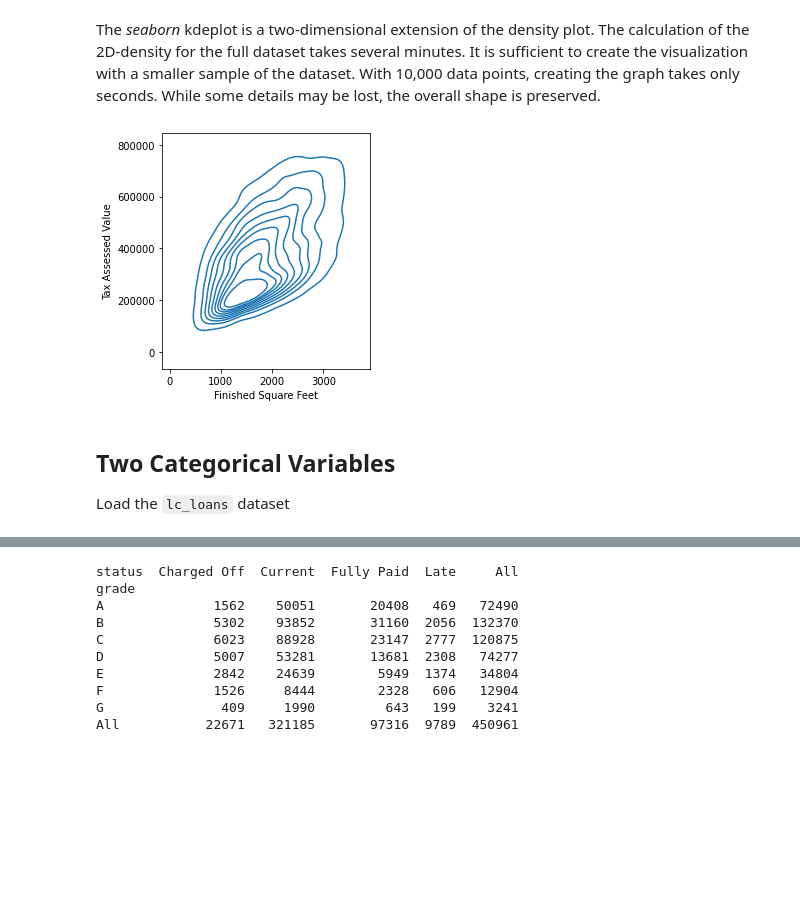
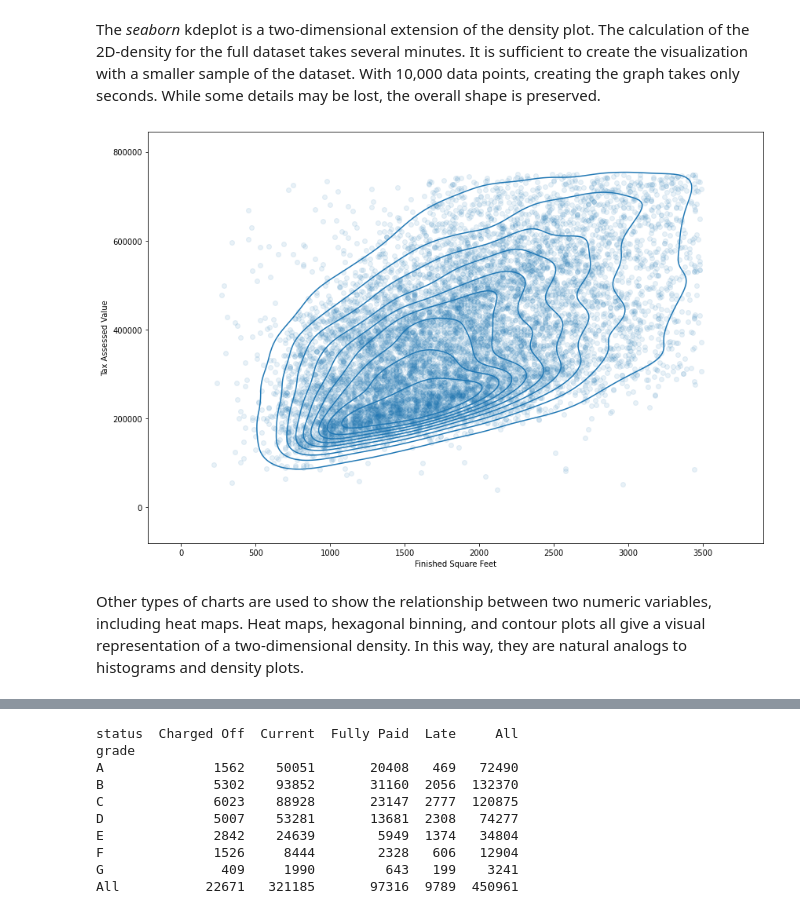
Before and after one commit to pmayd/practical-statistics-for-data-scientists, a Jupyter notebook: python/notebooks/Chapter 1 - Exploratory Data Analysis.ipynb, the cells around one changed output, grey strips where cells are left out. Drawn from its saved outputs; the diff is of its cells as text; code cells hidden in the pictures; blank space fills up the shorter version.

```diff
--- a/python/notebooks/Chapter 1 - Exploratory Data Analysis.ipynb
+++ b/python/notebooks/Chapter 1 - Exploratory Data Analysis.ipynb
@@ -609,15 +825,17 @@ plt.show()
 # %% [markdown]
 The _seaborn_ kdeplot is a two-dimensional extension of the density plot. The calculation of the 2D-density for the full dataset takes several minutes. It is sufficient to create the visualization with a smaller sample of the dataset. With 10,000 data points, creating the graph takes only seconds. While some details may be lost, the overall shape is preserved.
 # %%
-fig, ax = plt.subplots(figsize=(4, 4))
+fig, ax = plt.subplots(figsize=(12, 8))
+
 sns.kdeplot(data=kc_tax0.sample(10000), x='SqFtTotLiving', y='TaxAssessedValue', ax=ax)
+ax.scatter(data=kc_tax0.sample(10000), x='SqFtTotLiving', y='TaxAssessedValue', s=35, alpha=0.1)
+
 ax.set_xlabel('Finished Square Feet')
 ax.set_ylabel('Tax Assessed Value')
 
 plt.tight_layout()
 plt.show()
 # %% [output]
-[figure, old version]
+[figure, new version]
-# %% [markdown]
-## Two Categorical Variables
-Load the `lc_loans` dataset
+# %% [markdown]
+Other types of charts are used to show the relationship between two numeric variables, including heat maps. Heat maps, hexagonal binning, and contour plots all give a visual representation of a two-dimensional density. In this way, they are natural analogs to histograms and density plots.
```
Also changed, not shown: parts of 68 cells of this notebook.
